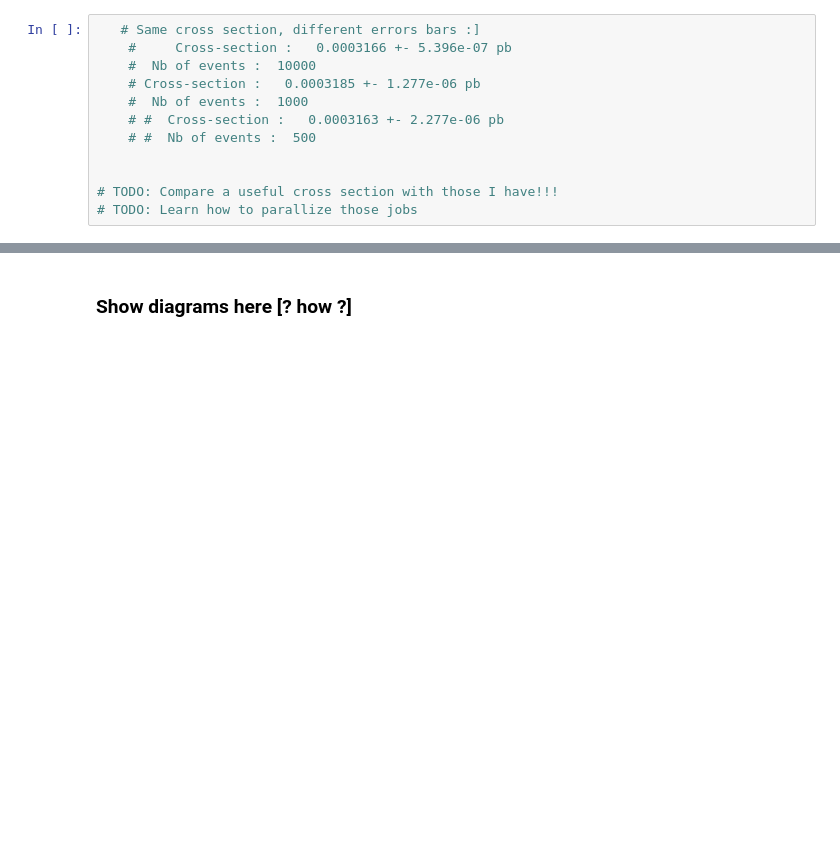
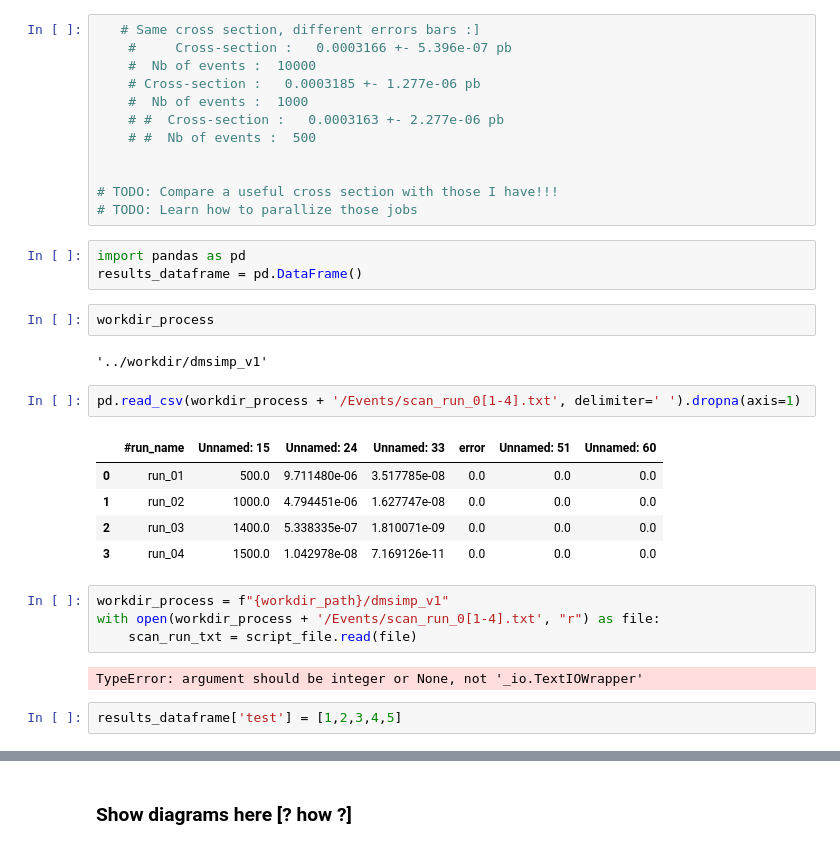
Before and after one commit to mardsouza/MadPy, a Jupyter notebook: notebooks/madgraph-manipulate-events.ipynb, the cells around one changed output, grey strips where cells are left out. Saved outputs shown, nothing was run; the diff lists cells and outputs as text; blank space fills up the shorter version.

```diff
--- a/notebooks/madgraph-manipulate-events.ipynb
+++ b/notebooks/madgraph-manipulate-events.ipynb
@@ -249,3 +242,26 @@ INFO:     P1_qq_xdxdxa
 
 # TODO: Compare a useful cross section with those I have!!!
 # TODO: Learn how to parallize those jobs
+# %%
+import pandas as pd
+results_dataframe = pd.DataFrame()
+# %%
+workdir_process
+# %% [output]
+'../workdir/dmsimp_v1'
+# %%
+pd.read_csv(workdir_process + '/Events/scan_run_0[1-4].txt', delimiter=' ').dropna(axis=1)
+# %% [output]
+|  | #run_name | Unnamed: 15 | Unnamed: 24 | Unnamed: 33 | error | Unnamed: 51 | Unnamed: 60 |
+| 0 | run_01 | 500.0 | 9.711480e-06 | 3.517785e-08 | 0.0 | 0.0 | 0.0 |
+| 1 | run_02 | 1000.0 | 4.794451e-06 | 1.627747e-08 | 0.0 | 0.0 | 0.0 |
+| 2 | run_03 | 1400.0 | 5.338335e-07 | 1.810071e-09 | 0.0 | 0.0 | 0.0 |
+| 3 | run_04 | 1500.0 | 1.042978e-08 | 7.169126e-11 | 0.0 | 0.0 | 0.0 |
+# %%
+workdir_process = f"{workdir_path}/dmsimp_v1"
+with open(workdir_process + '/Events/scan_run_0[1-4].txt', "r") as file:
+    scan_run_txt = script_file.read(file)
+# %% [output]
+TypeError: argument should be integer or None, not '_io.TextIOWrapper'
+# %%
+results_dataframe['test'] = [1,2,3,4,5]
```
Also changed, not shown: parts of 45 cells of this notebook, 5 other files.
